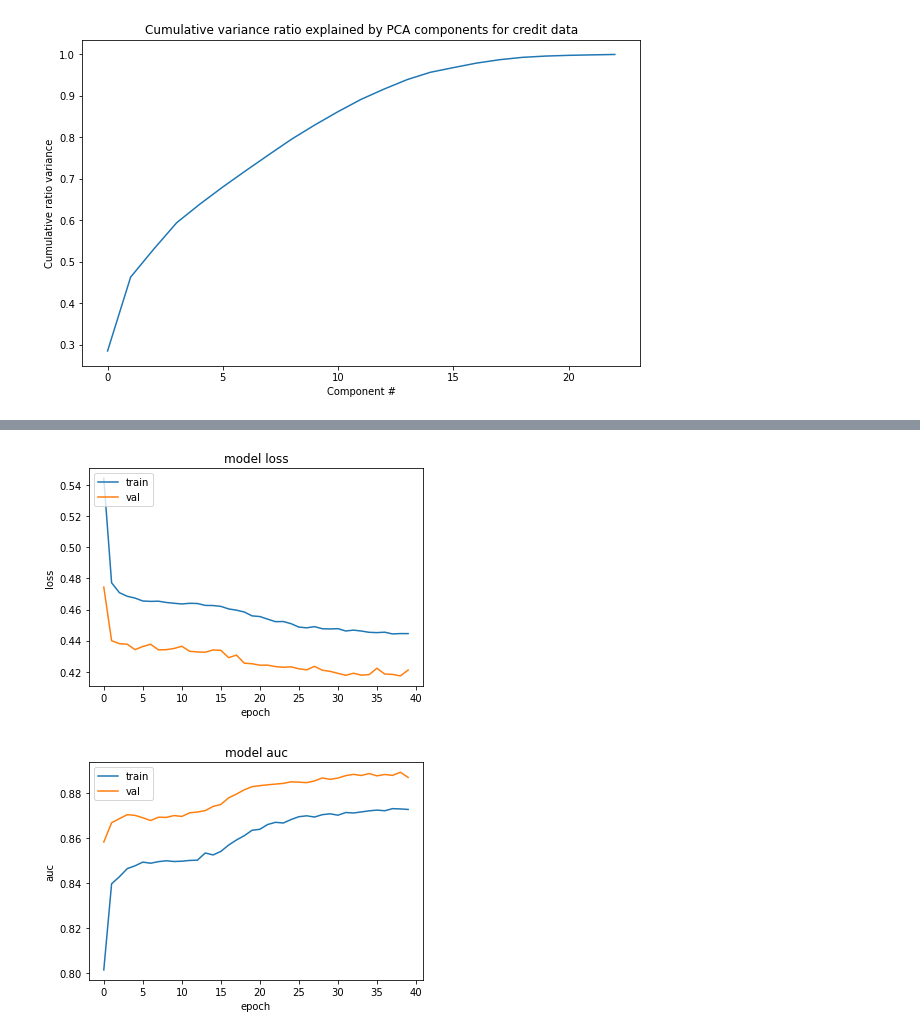
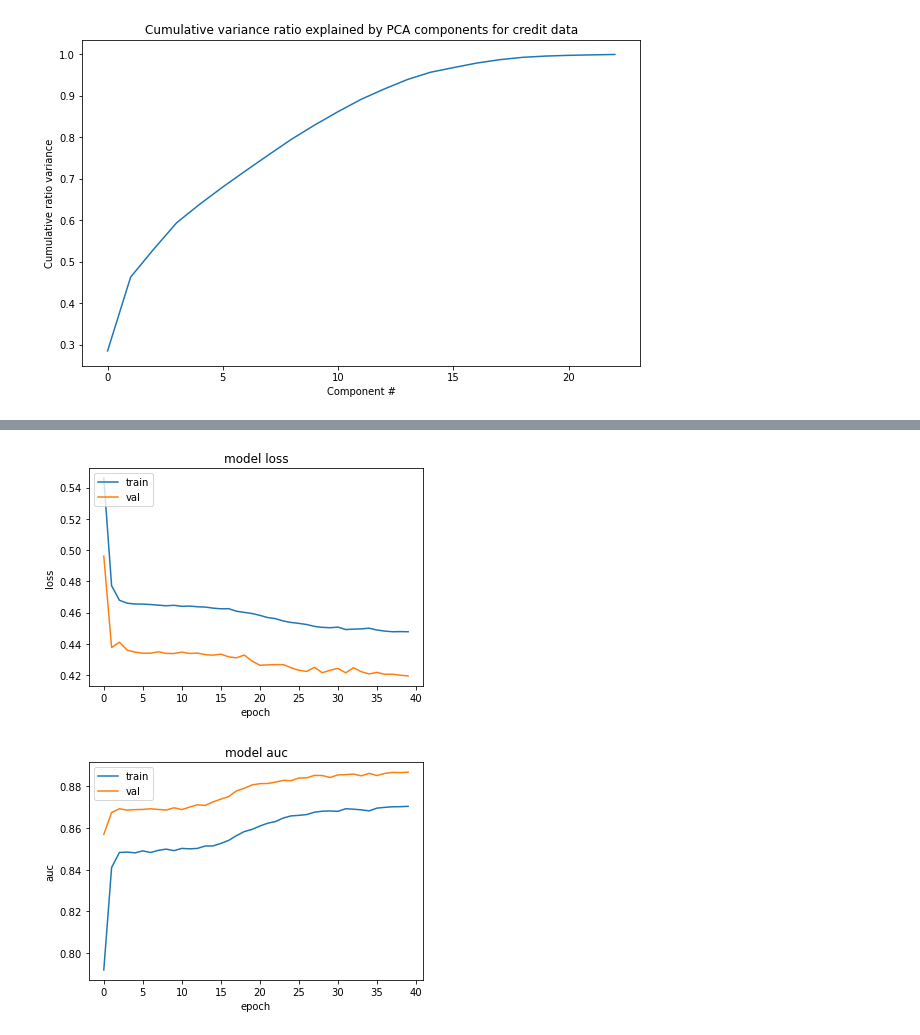
Before and after one commit to JideOkesanjo/DataScience-Capstone-Projects, a Jupyter notebook: credit_default_deep_learning.ipynb, the cells around one changed output, grey strips where cells are left out. Saved outputs shown, nothing was run; the diff lists cells and outputs as text; code cells hidden in the pictures.

```diff
--- a/credit_default_deep_learning.ipynb
+++ b/credit_default_deep_learning.ipynb
@@ -90,7 +90,7 @@ PAY_AMT5     1.0
 PAY_AMT6     1.0
 dtype: float64
 # %%
-df_pca = PCA().fit(df_scaled)
+df_pca = PCA(n_components=20).fit(df_scaled)
 # %%
 plt.subplots(figsize=(10, 6))
 plt.plot(df_pca.explained_variance_ratio_.cumsum())
@@ -108,14 +108,14 @@ y = data[target].values
 y = to_categorical(y)
 # %%
 model = Sequential()
-model.add(Dense(100, activation='sigmoid', input_shape = (23,)))
+model.add(Dense(100, activation='sigmoid', input_shape = (20,)))
 model.add(Dense(75, activation='sigmoid'))
 model.add(Dense(50, activation='sigmoid'))
 model.add(Dense(25, activation='sigmoid'))
 model.add(Dense(2, activation='softmax'))
 model.compile(optimizer='adam', loss='categorical_crossentropy', metrics=[AUC()])
 # %%
-results = model.fit(X, y, validation_split=.5, epochs=40, batch_size=64)
+results = model.fit(x_pca, y, validation_split=.5, epochs=40, batch_size=64)
 # %% [output]
 Train on 15000 samples, validate on 15000 samples
 Epoch 1/40
@@ -143,14 +143,14 @@ plt.xlabel('epoch')
 plt.legend(['train', 'val'], loc='upper left')
 plt.show()
 # %% [output]
-[figure, old version]
+[figure, new version]
 # %%
-plt.plot(results.history['auc_7'])
-plt.plot(results.history['val_auc_7'])
+plt.plot(results.history['auc_9'])
+plt.plot(results.history['val_auc_9'])
 plt.title('model auc')
 plt.ylabel('auc')
 plt.xlabel('epoch')
 plt.legend(['train', 'val'], loc='upper left')
 plt.show()
 # %% [output]
-[figure, old version]
+[figure, new version]
```
Also changed, not shown: parts of 1 cell of this notebook.
